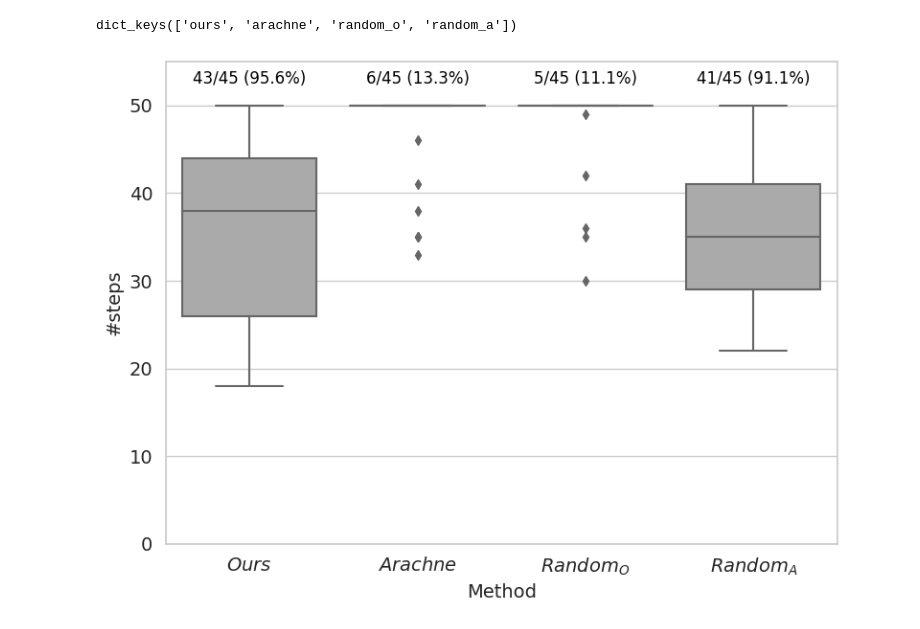
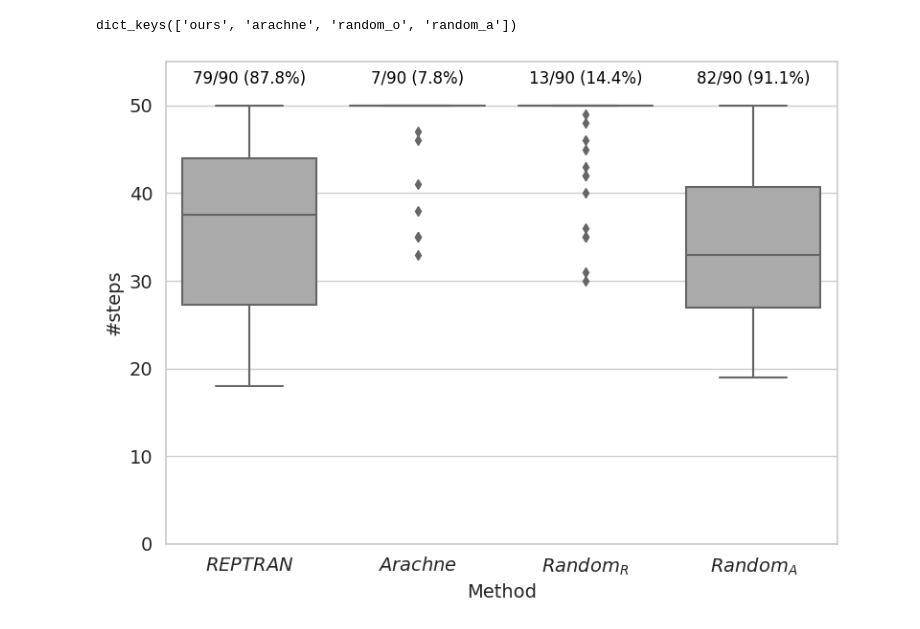
Before and after one commit to posl/RepTran-replication, a Jupyter notebook: src/stat_num_steps.ipynb, the cells around one changed output. Saved outputs shown, nothing was run; the diff lists cells and outputs as text; code cells hidden in the pictures.

```diff
--- a/src/stat_num_steps.ipynb
+++ b/src/stat_num_steps.ipynb
@@ -9,7 +9,7 @@ from utils.constant import ViTExperiment
 from itertools import product
 # %%
 # 変数の定義
-ds = "tiny-imagenet"
+ds_list = ["c100", "tiny-imagenet"]
 k = 0
 tgt_rank_list = [1, 2, 3]
 misclf_type_list = ["src_tgt", "tgt"]
@@ -74,9 +74,9 @@ import pandas as pd
 # method_orderと表示名の対応
 method_order = ['ours', 'arachne', 'random_o', 'random_a']
 method_display_names = {
-    'ours': '$Ours$',
+    'ours': '$REPTRAN$',
     'arachne': '$Arachne$',
-    'random_o': '$Random_O$',
+    'random_o': '$Random_R$',
     'random_a': '$Random_A$'
 }
 
@@ -99,32 +99,32 @@ df = pd.DataFrame(records)
 df["Method"] = df["Method"].map(method_display_names)
 
 # seabornの設定
 plt.figure(figsize=(8, 6))
 sns.set(style="whitegrid")
 
 # Boxplot本体
 ax = sns.boxplot(data=df, x="Method", y="#steps", palette=uniform_palette, order=[method_display_names[m] for m in method_order])
 # ★ ここで目盛（値）のフォントサイズを 12pt に統一
 ax.tick_params(axis='both', labelsize=14)
 # （任意）ラベル自体のフォントサイズも変える場合
 ax.set_xlabel("Method", fontsize=14)
 ax.set_ylabel("#steps", fontsize=14)
 # アノテーション
 for i, method in enumerate(method_order):
     label = method_display_names[method]
     total = df[df["Method"] == label].shape[0]
     early = df[(df["Method"] == label) & (df["Early Stopping"])].shape[0]
     pct = early / total * 100
     ax.text(i, 52, f"{early}/{total} ({pct:.1f}%)",
             ha='center', va='bottom', fontsize=12, color='black')
 
 plt.ylim(0, 55)
 plt.tight_layout()
 
 
 # pdfとして保存
-output_pdf_path = "./stat_num_steps.pdf"
+output_pdf_path = f"./stat_num_steps.pdf"
 plt.savefig(output_pdf_path, format='pdf', bbox_inches='tight', dpi=300)
 plt.show()
 # %% [output]
-[figure, old version]
+[figure, new version]
```
Also changed, not shown: parts of 1 cell of this notebook, 5 other files.
